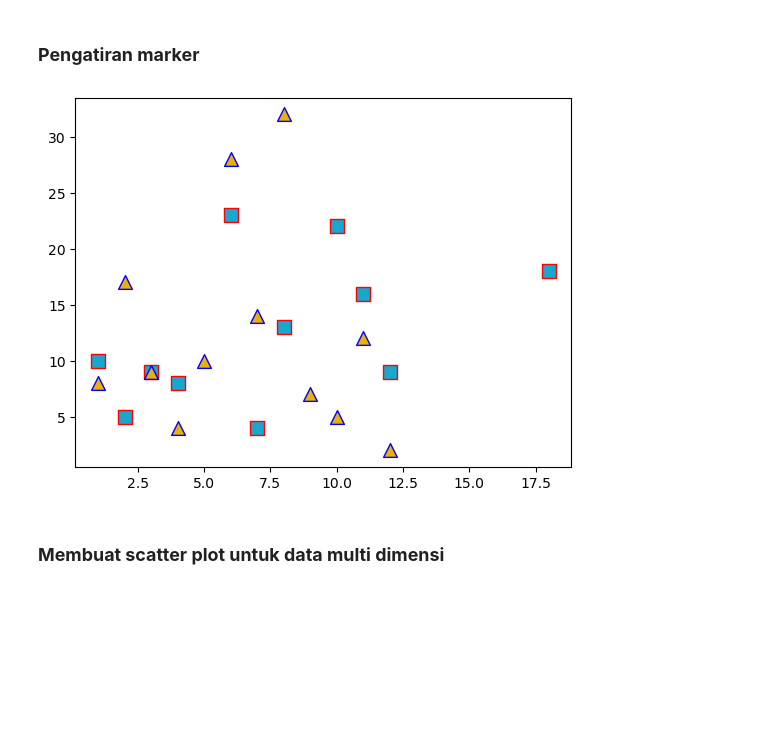
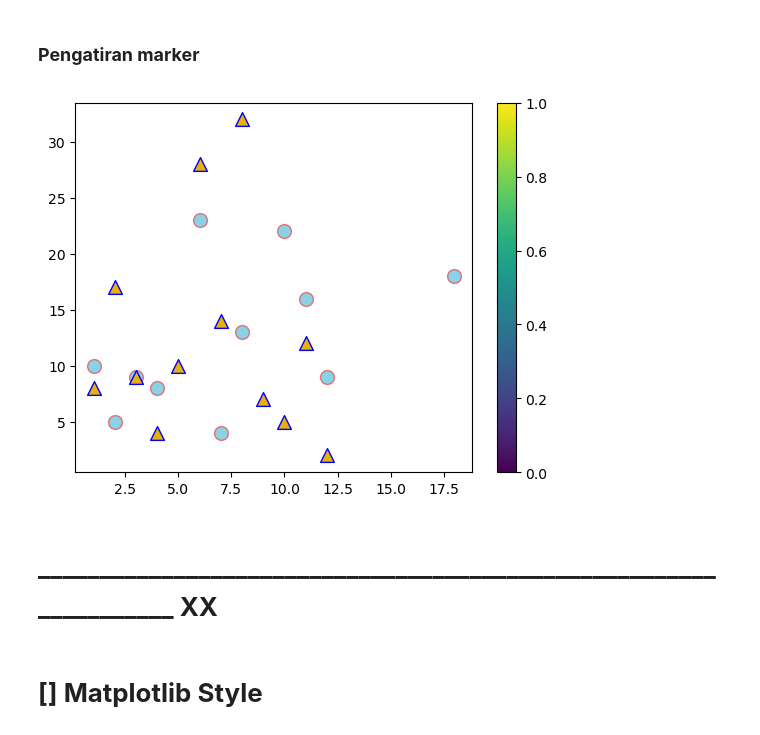
Before and after one commit to Edy-Mochamad/Learn-visualization-data, a Jupyter notebook: pengenalan-Matplotlib.ipynb, the cells around one changed output. Drawn from its saved outputs; the diff is of its cells as text; code cells hidden in the pictures; blank space fills up the shorter version.

```diff
--- a/pengenalan-Matplotlib.ipynb
+++ b/pengenalan-Matplotlib.ipynb
@@ -780,24 +781,29 @@ plt.show()
 # %%
 plt.scatter(
     x1, y1,
     color = '#19A7CE',
     linewidths = 1,
-    marker = 's', #berkolerasi dengan square, dibikin kotak
+    marker = 'o', #berkolerasi dengan square, dibikin kotak
+    alpha = 0.50, #mengatur opacity
     edgecolor = 'red', #mengatur warna garis tepinya
     s = 100 #mengatur size markernya
 )
 
 plt.scatter(
     x2, y2,
     color = '#E7B10A',
     linewidth = 1,
     marker = '^',
     edgecolor = 'blue',
     s = 98
 )
 
+plt.colorbar()
+
 plt.show()
 # %% [output]
-[figure, old version]
+[figure, new version]
-# %% [markdown]
-### **Membuat scatter plot untuk data multi dimensi**
+# %% [markdown]
+# **__________________________________________________________________ XX**
+# %% [markdown]
+# **[] Matplotlib Style**
```
Also changed, not shown: parts of 3 cells of this notebook.
